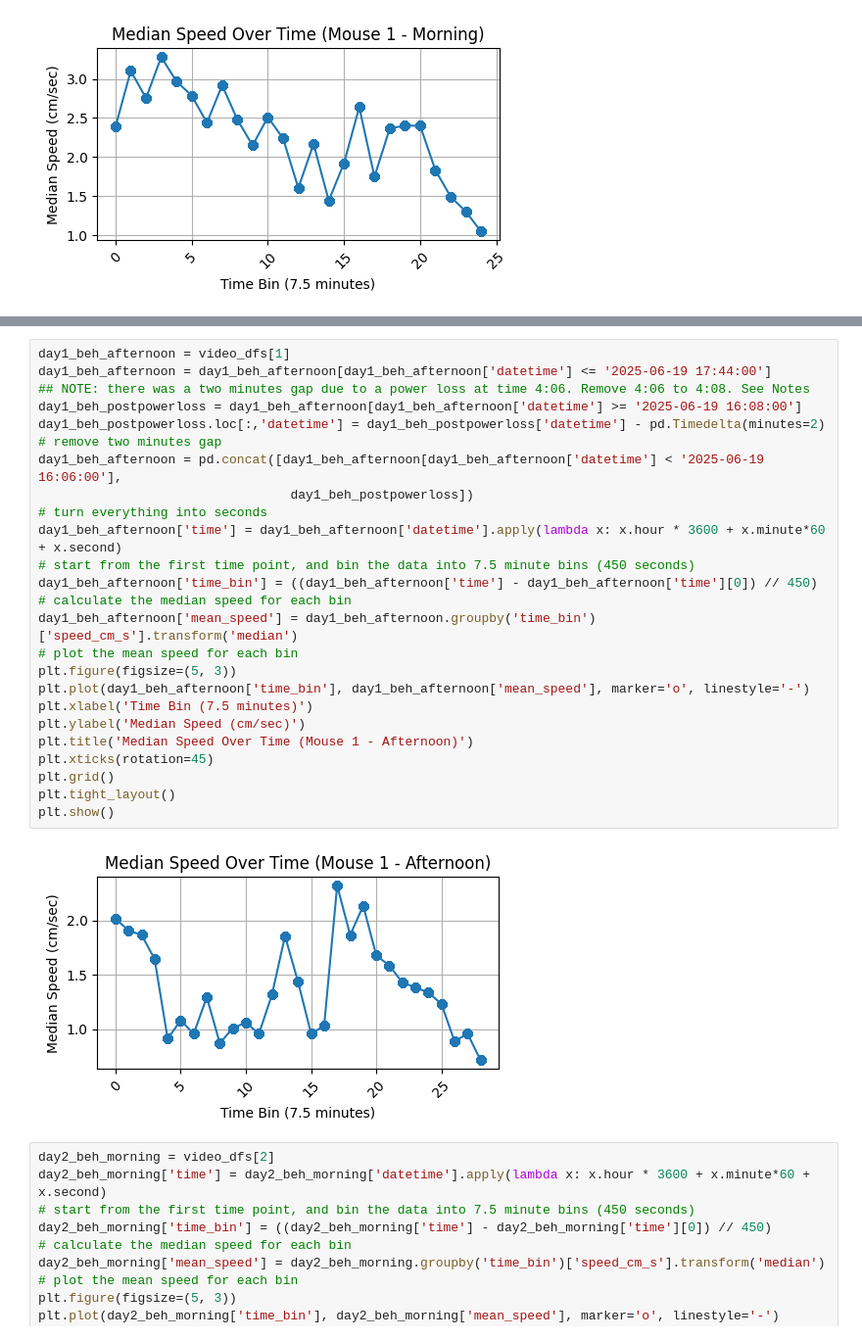
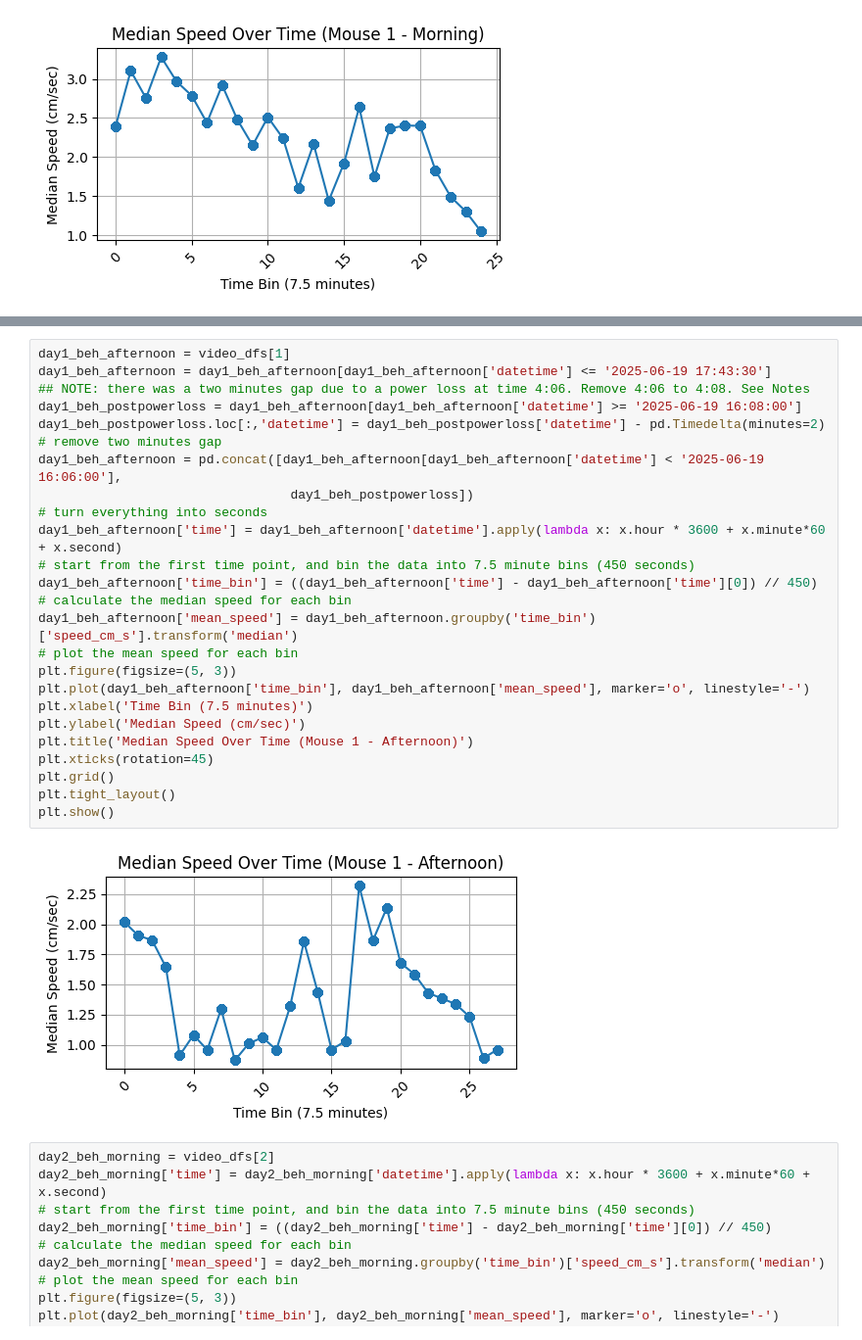
Before and after one commit to michnard/Microdialysis_Paper, a Jupyter notebook: scripts/preprocessing/data_preprocessing_alignment.ipynb, the cells around one changed output, grey strips where cells are left out. Shown: that part at 98% size. Cells and saved outputs as stored; diff of their text form.

```diff
--- a/scripts/preprocessing/data_preprocessing_alignment.ipynb
+++ b/scripts/preprocessing/data_preprocessing_alignment.ipynb
@@ -87,31 +87,31 @@ video_dfs[1].head()
 | 4 | 4 | 0.133333 | 0.000037 | 2025-06-19 14:11:51.133333333 | 585.810242 | 385.531555 | 37.177695 | 24.467265 | ... |
 # %%
 day1_beh_afternoon = video_dfs[1]
-day1_beh_afternoon = day1_beh_afternoon[day1_beh_afternoon['datetime'] <= '2025-06-19 17:44:00']
+day1_beh_afternoon = day1_beh_afternoon[day1_beh_afternoon['datetime'] <= '2025-06-19 17:43:30']
 ## NOTE: there was a two minutes gap due to a power loss at time 4:06. Remove 4:06 to 4:08. See Notes
 day1_beh_postpowerloss = day1_beh_afternoon[day1_beh_afternoon['datetime'] >= '2025-06-19 16:08:00']
 day1_beh_postpowerloss.loc[:,'datetime'] = day1_beh_postpowerloss['datetime'] - pd.Timedelta(minutes=2)
 # remove two minutes gap
 day1_beh_afternoon = pd.concat([day1_beh_afternoon[day1_beh_afternoon['datetime'] < '2025-06-19 16:06:00'],
                                  day1_beh_postpowerloss])
 # turn everything into seconds
 day1_beh_afternoon['time'] = day1_beh_afternoon['datetime'].apply(lambda x: x.hour * 3600 + x.minute*60 + x.second)
 # start from the first time point, and bin the data into 7.5 minute bins (450 seconds)
 day1_beh_afternoon['time_bin'] = ((day1_beh_afternoon['time'] - day1_beh_afternoon['time'][0]) // 450)
 # calculate the median speed for each bin
 day1_beh_afternoon['mean_speed'] = day1_beh_afternoon.groupby('time_bin')['speed_cm_s'].transform('median')
 # plot the mean speed for each bin
 plt.figure(figsize=(5, 3))
 plt.plot(day1_beh_afternoon['time_bin'], day1_beh_afternoon['mean_speed'], marker='o', linestyle='-')
 plt.xlabel('Time Bin (7.5 minutes)')
 plt.ylabel('Median Speed (cm/sec)')
 plt.title('Median Speed Over Time (Mouse 1 - Afternoon)')
 plt.xticks(rotation=45)
 plt.grid()
 plt.tight_layout()
 plt.show()
 # %% [output]
-[figure, old version]
+[figure, new version]
 # %%
 day2_beh_morning = video_dfs[2]
 day2_beh_morning['time'] = day2_beh_morning['datetime'].apply(lambda x: x.hour * 3600 + x.minute*60 + x.second)
```
Also changed, not shown: parts of 2 cells of this notebook, 32 other files.
